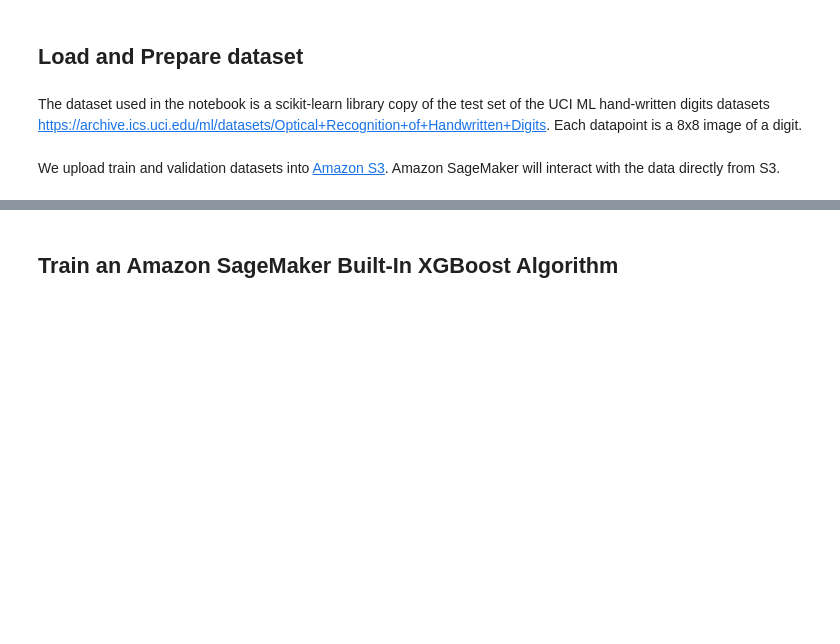
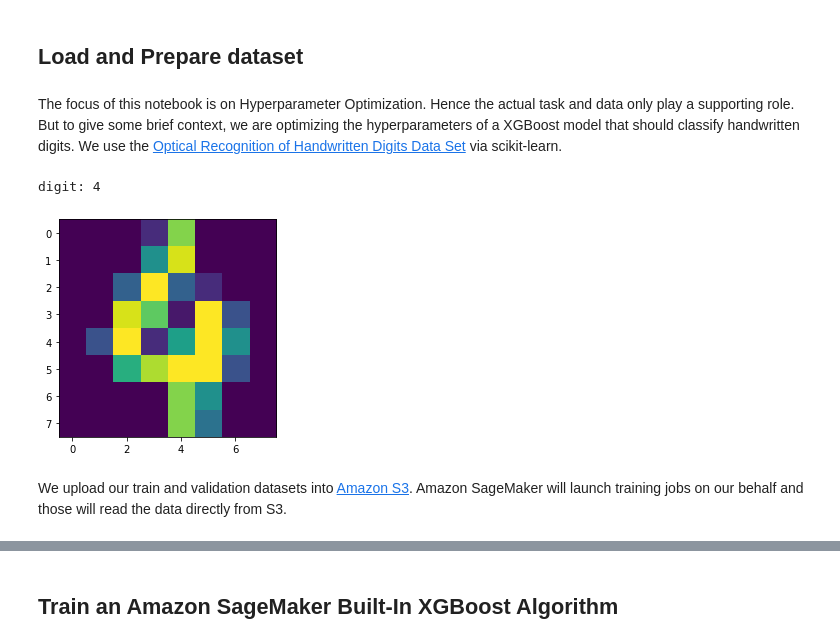
Before and after one commit to aws-samples/amazon-sagemaker-amt-visualize, a Jupyter notebook: 1_tuning_of_builtin_xgboost.ipynb, the cells around one changed output, grey strips where cells are left out. Cells and saved outputs as stored; diff of their text form; code cells hidden in the pictures; blank space fills up the shorter version.

```diff
--- a/1_tuning_of_builtin_xgboost.ipynb
+++ b/1_tuning_of_builtin_xgboost.ipynb
@@ -65,8 +83,8 @@ output_path
 ## Load and Prepare dataset
 # %%
 !mkdir -p data
-# %% [markdown]
-The dataset used in the notebook is a scikit-learn library copy of the test set of the UCI ML hand-written digits datasets https://archive.ics.uci.edu/ml/datasets/Optical+Recognition+of+Handwritten+Digits. Each datapoint is a 8x8 image of a digit.
+# %% [markdown]
+The focus of this notebook is on Hyperparameter Optimization. Hence the actual task and data only play a supporting role. But to give some brief context, we are optimizing the hyperparameters of a XGBoost model that should classify handwritten digits. We use the [Optical Recognition of Handwritten Digits Data Set](https://archive.ics.uci.edu/ml/datasets/Optical+Recognition+of+Handwritten+Digits) via scikit-learn.
 # %%
 from sklearn import datasets
 
@@ -74,6 +92,14 @@ digits         = datasets.load_digits()
 digits_df      = pd.DataFrame(digits.data)
 digits_df['y'] = digits.target
 digits_df.insert(0, 'y', digits_df.pop('y')) # XGBoost expects the target to be the first column
+# %%
+from matplotlib import pyplot as plt
+
+print('digit:', int(digits_df.iloc[100].y))
+plt.imshow(digits_df.iloc[100, 1:].values.reshape(8, -1));
+# %% [output]
+digit: 4
+[figure, added]
 # %%
 # randomly sort the data then split out into train 70% and validation 30% sets
 train_data, valid_data= np.split(
@@ -85,2 +116,2 @@ valid_data.to_csv("data/valid.csv", index=False, header=False)
 # %% [markdown]
-We upload train and validation datasets into [Amazon S3](https://aws.amazon.com/s3/). Amazon SageMaker will interact with the data directly from S3.
+We upload our train and validation datasets into [Amazon S3](https://aws.amazon.com/s3/). Amazon SageMaker will launch training jobs on our behalf and those will read the data directly from S3.
```
Also changed, not shown: parts of 31 cells of this notebook, 1 other file.
